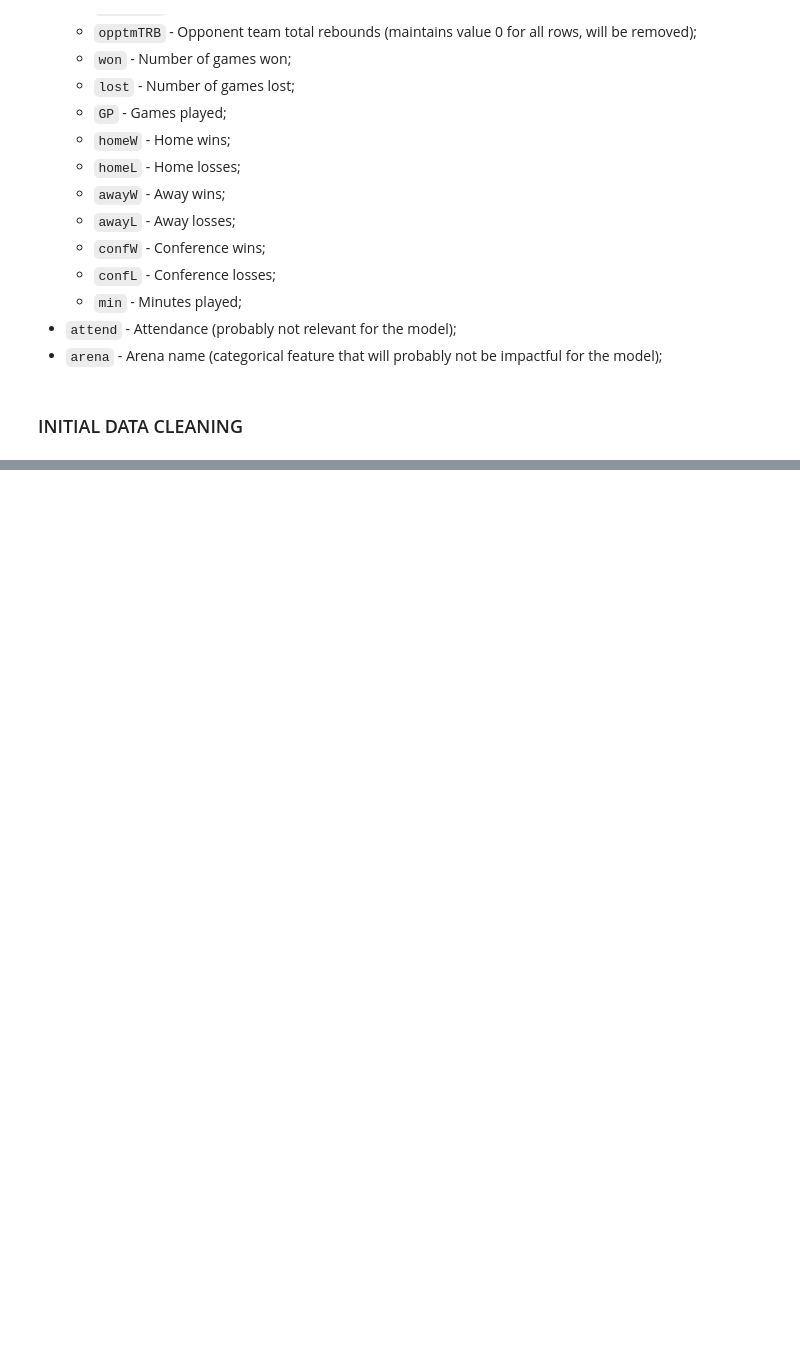
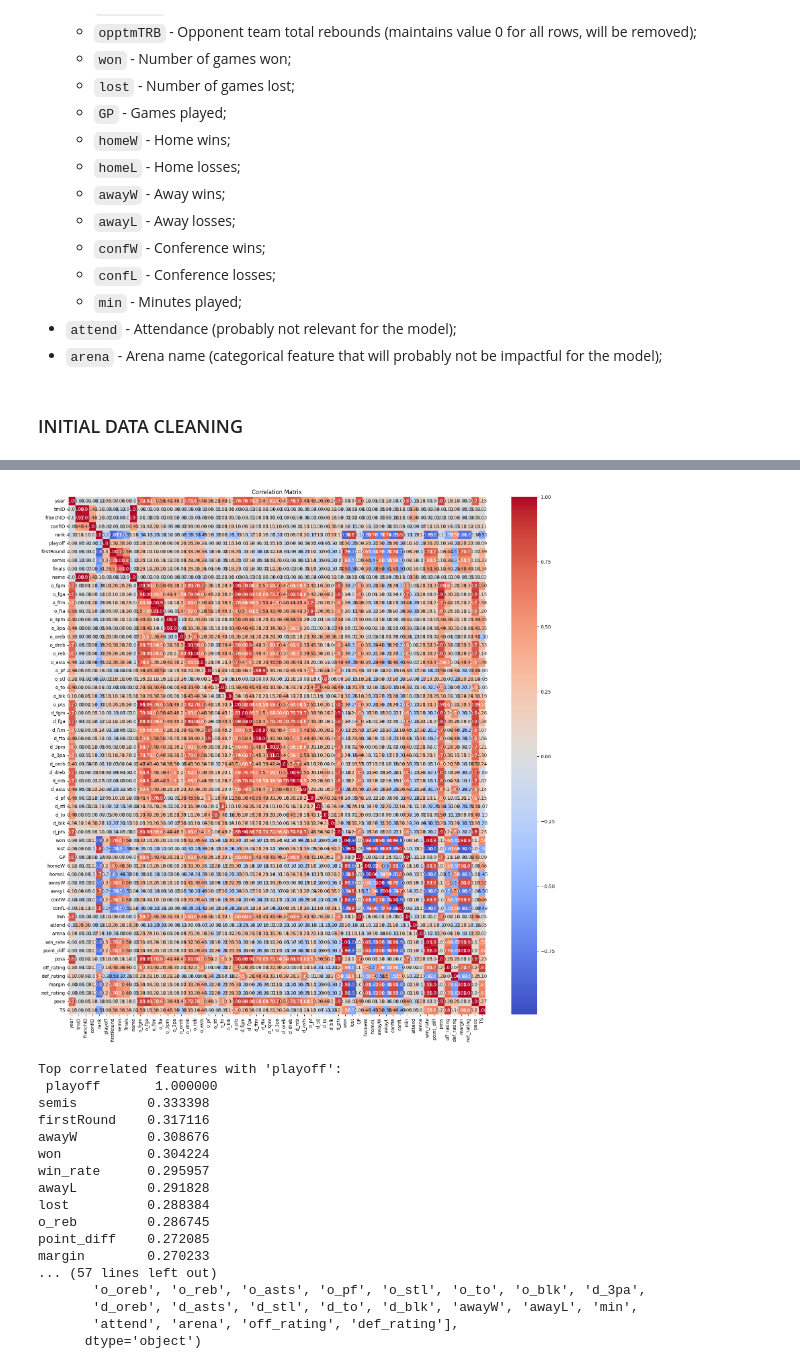
Before and after one commit to TomasM30/WNBA-playoff-prediction, a Jupyter notebook: notebooks/heuristics/teams_approach.ipynb, the cells around one changed output, grey strips where cells are left out. Saved outputs shown, nothing was run; the diff lists cells and outputs as text; code cells hidden in the pictures; blank space fills up the shorter version.

Commit message:
Merged team_improvment

```diff
--- a/notebooks/heuristics/teams_approach.ipynb
+++ b/notebooks/heuristics/teams_approach.ipynb
@@ -219,0 +156,8 @@ display(results_df)
+# %%
+# Select categorical columns
+categorical_columns = teams.select_dtypes(include=['object']).columns
+
+# Get the number of unique values for each categorical column
+unique_values = teams[categorical_columns].nunique()
+
+print(unique_values)
@@ -219,0 +173,9 @@ display(results_df)
+# %%
+from sklearn.preprocessing import LabelEncoder
+le = LabelEncoder()
+
+for col in categorical_columns:
+    teams[col] = le.fit_transform(teams[col])
+
+categorical_df = teams[categorical_columns]
+print(categorical_df)
@@ -219,0 +248,56 @@ display(results_df)
+# %%
+
+# Compute correlation matrix
+corr_matrix = teams.corr()
+
+# Visualize the correlation matrix
+plt.figure(figsize=(20, 20))
+sns.heatmap(corr_matrix, annot=True, cmap='coolwarm', fmt='.2f')
+plt.title('Correlation Matrix')
+plt.show()
+
+# Identify top features correlated with 'playoff'
+corr_with_target = corr_matrix['playoff'].abs().sort_values(ascending=False)
+print("Top correlated features with 'playoff':\n", corr_with_target)
+
+# Identify features to drop
+threshold = 0.8  # Set a threshold for high correlation
+high_corr_pairs = [(i, j) for i in corr_matrix.columns for j in corr_matrix.columns if i != j and corr_matrix.loc[i, j] > threshold]
+
+# Print highly correlated pairs
+print("Highly correlated pairs (above threshold):\n", high_corr_pairs)
+
+# Drop one feature from each pair of highly correlated features
+features_to_drop = set()
+for i, j in high_corr_pairs:
+    if corr_with_target[i] > corr_with_target[j]:
+        features_to_drop.add(j)
+    else:
+        features_to_drop.add(i)
+
+print("Features to drop:\n", features_to_drop)
+
+# Drop the identified features
+teams_reduced = teams.drop(columns=features_to_drop)
+
+# Display the remaining features
+print("Remaining features:\n", teams_reduced.columns)
+# %% [output]
+[figure, added]
+Top correlated features with 'playoff':
+ playoff       1.000000
+semis         0.333398
+firstRound    0.317116
+awayW         0.308676
+won           0.304224
+win_rate      0.295957
+awayL         0.291828
+lost          0.288384
+o_reb         0.286745
+point_diff    0.272085
+margin        0.270233
+... (57 lines left out)
+       'o_oreb', 'o_reb', 'o_asts', 'o_pf', 'o_stl', 'o_to', 'o_blk', 'd_3pa',
+       'd_oreb', 'd_asts', 'd_stl', 'd_to', 'd_blk', 'awayW', 'awayL', 'min',
+       'attend', 'arena', 'off_rating', 'def_rating'],
+      dtype='object')
```
Also changed, not shown: parts of 15 cells of this notebook.
